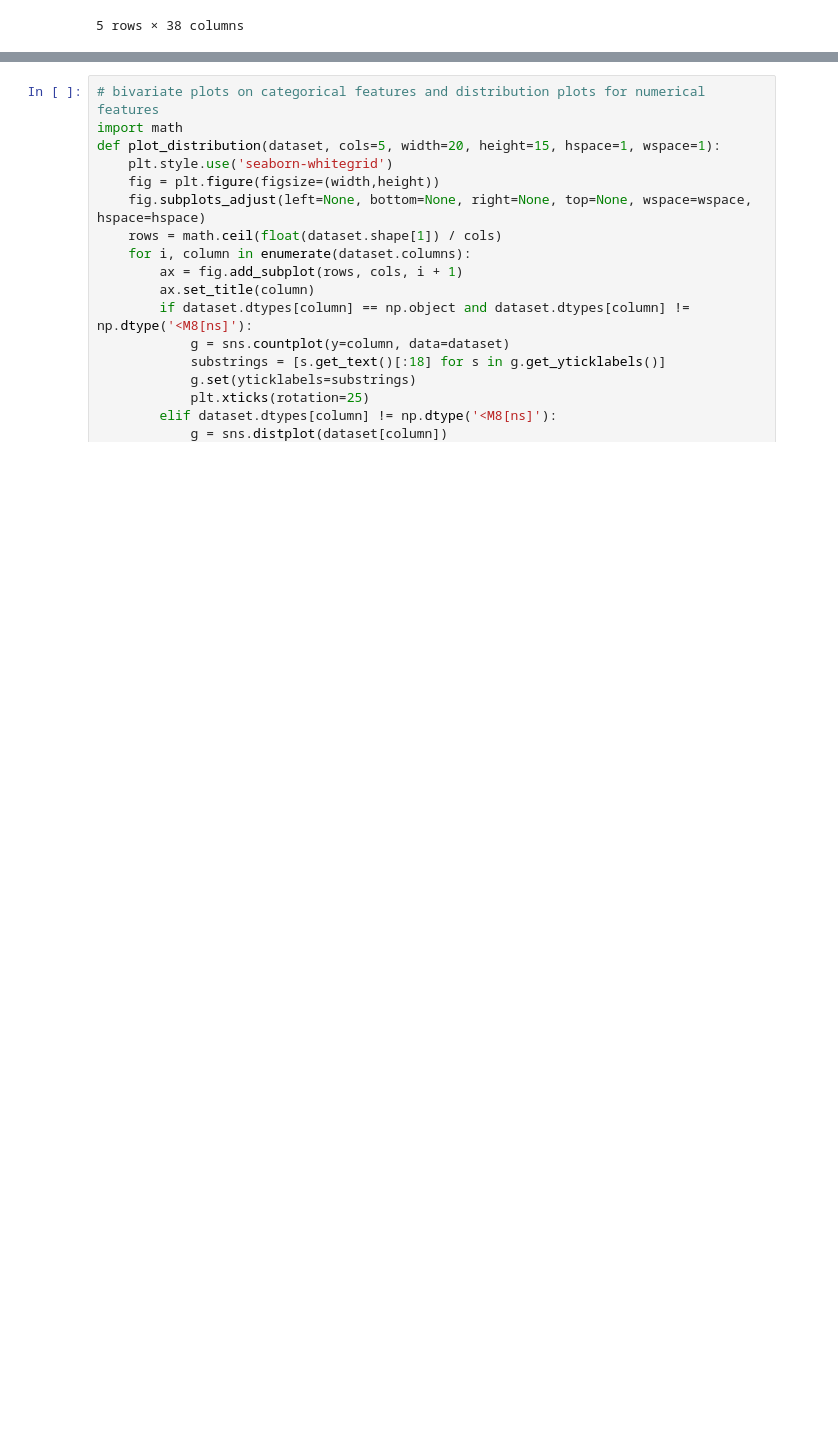
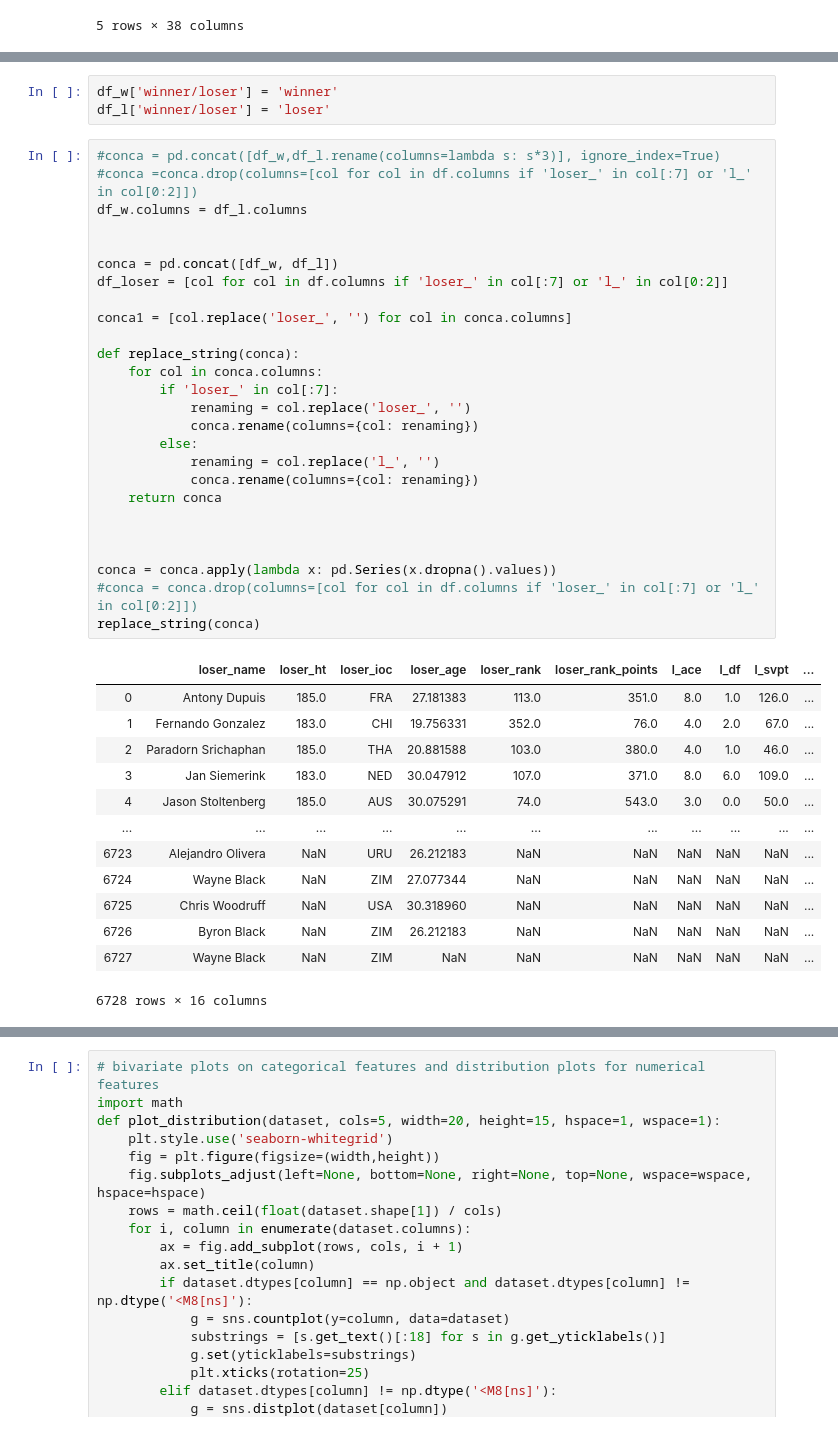
Before and after one commit to tomasojea/Tennis-EDA, a Jupyter notebook: experimentation_EDA.ipynb, the cells around one changed output, grey strips where cells are left out. Cells and saved outputs as stored; diff of their text form; blank space fills up the shorter version.

```diff
--- a/experimentation_EDA.ipynb
+++ b/experimentation_EDA.ipynb
@@ -111,0 +100,43 @@ df_w.describe()
+# %%
+df_w['winner/loser'] = 'winner'
+df_l['winner/loser'] = 'loser'
+# %%
+#conca = pd.concat([df_w,df_l.rename(columns=lambda s: s*3)], ignore_index=True)
+#conca =conca.drop(columns=[col for col in df.columns if 'loser_' in col[:7] or 'l_' in col[0:2]])
+df_w.columns = df_l.columns
+
+
+conca = pd.concat([df_w, df_l])
+df_loser = [col for col in df.columns if 'loser_' in col[:7] or 'l_' in col[0:2]]
+
+conca1 = [col.replace('loser_', '') for col in conca.columns]
+
+def replace_string(conca):
+    for col in conca.columns:
+        if 'loser_' in col[:7]:
+            renaming = col.replace('loser_', '')
+            conca.rename(columns={col: renaming})
+        else:
+            renaming = col.replace('l_', '')
+            conca.rename(columns={col: renaming})
+    return conca
+
+
+
+conca = conca.apply(lambda x: pd.Series(x.dropna().values))
+#conca = conca.drop(columns=[col for col in df.columns if 'loser_' in col[:7] or 'l_' in col[0:2]])
+replace_string(conca)
+# %% [output]
+|  | loser_name | loser_ht | loser_ioc | loser_age | loser_rank | loser_rank_points | l_ace | l_df | l_svpt | ... |
+| 0 | Antony Dupuis | 185.0 | FRA | 27.181383 | 113.0 | 351.0 | 8.0 | 1.0 | 126.0 | ... |
+| 1 | Fernando Gonzalez | 183.0 | CHI | 19.756331 | 352.0 | 76.0 | 4.0 | 2.0 | 67.0 | ... |
+| 2 | Paradorn Srichaphan | 185.0 | THA | 20.881588 | 103.0 | 380.0 | 4.0 | 1.0 | 46.0 | ... |
+| 3 | Jan Siemerink | 183.0 | NED | 30.047912 | 107.0 | 371.0 | 8.0 | 6.0 | 109.0 | ... |
+| 4 | Jason Stoltenberg | 185.0 | AUS | 30.075291 | 74.0 | 543.0 | 3.0 | 0.0 | 50.0 | ... |
+| ... | ... | ... | ... | ... | ... | ... | ... | ... | ... | ... |
+| 6723 | Alejandro Olivera | NaN | URU | 26.212183 | NaN | NaN | NaN | NaN | NaN | ... |
+| 6724 | Wayne Black | NaN | ZIM | 27.077344 | NaN | NaN | NaN | NaN | NaN | ... |
+| 6725 | Chris Woodruff | NaN | USA | 30.318960 | NaN | NaN | NaN | NaN | NaN | ... |
+| 6726 | Byron Black | NaN | ZIM | 26.212183 | NaN | NaN | NaN | NaN | NaN | ... |
+| 6727 | Wayne Black | NaN | ZIM | NaN | NaN | NaN | NaN | NaN | NaN | ... |
+6728 rows × 16 columns
```
Also changed, not shown: parts of 7 cells of this notebook.
